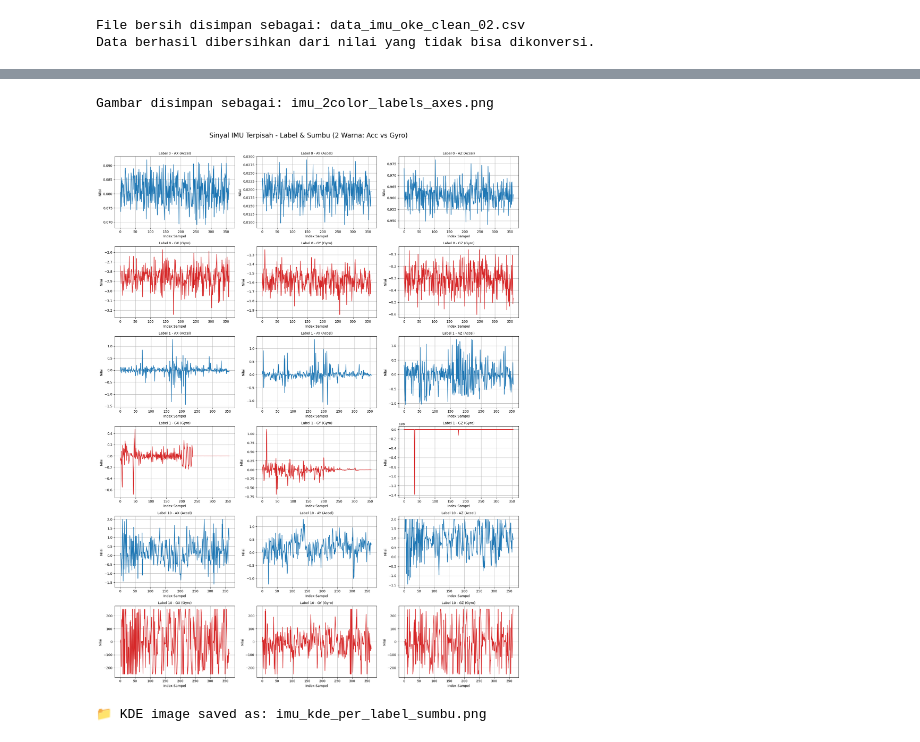
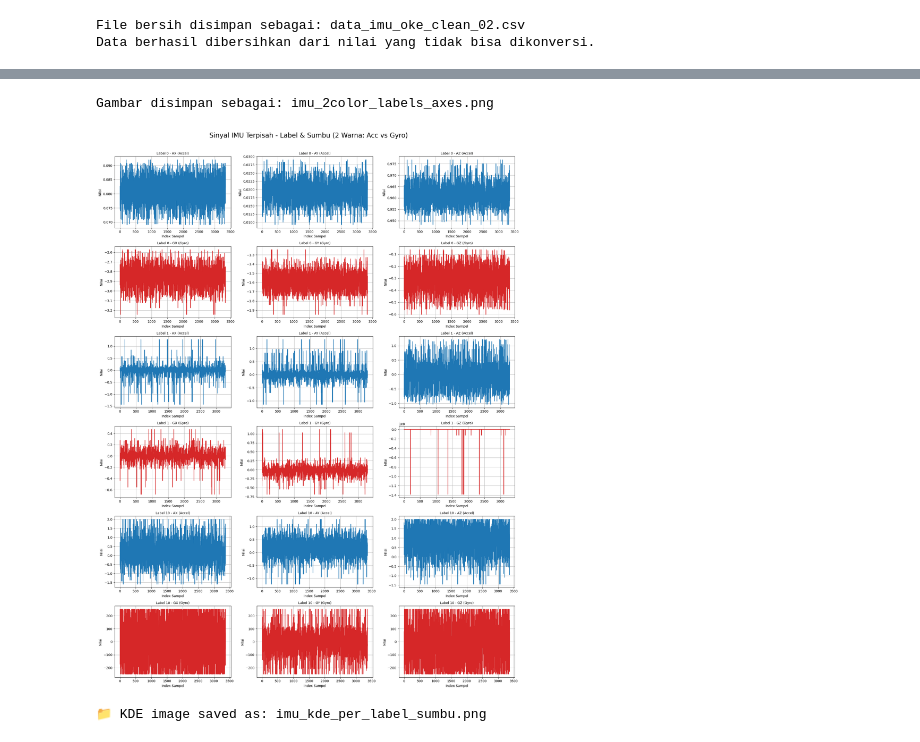
Before and after one commit to verykurniabakti/visenvimu, a Jupyter notebook: overfitting_imu_data_pso_svm.ipynb, the cells around one changed output, grey strips where cells are left out. Saved outputs shown, nothing was run; the diff lists cells and outputs as text; code cells hidden in the pictures.

```diff
--- a/overfitting_imu_data_pso_svm.ipynb
+++ b/overfitting_imu_data_pso_svm.ipynb
@@ -85,7 +85,7 @@ import matplotlib.pyplot as plt
 %matplotlib inline
 
 # Baca file CSV
-df = pd.read_csv("data_imu_oke.csv")
+df = pd.read_csv("expanded_proportional.csv")
 
 # Tampilkan label unik
 print("Label yang ditemukan:", df['label'].unique())
@@ -152,7 +152,7 @@ import pandas as pd
 import matplotlib.pyplot as plt
 %matplotlib inline
 # Load data
-df = pd.read_csv("data_imu_oke.csv")
+df = pd.read_csv("expanded_proportional.csv")
 unique_labels = sorted(df['label'].unique())
 axes_acc = ['ax', 'ay', 'az']
 axes_gyro = ['gx', 'gy', 'gz']
@@ -172,34 +172,34 @@ axs = axs.flatten()
 plot_idx = 0
 for label in unique_labels:
     subset = df[df['label'] == label].reset_index(drop=True)
 
     for axis in axes_acc:
         axs[plot_idx].plot(subset[axis], color=acc_color)
         axs[plot_idx].set_title(f'Label {label} - {axis.upper()} (Accel)', fontsize=10)
         axs[plot_idx].set_xlabel('Index Sampel')
         axs[plot_idx].set_ylabel('Nilai')
         axs[plot_idx].grid(True)
         plot_idx += 1
 
     for axis in axes_gyro:
         axs[plot_idx].plot(subset[axis], color=gyro_color)
         axs[plot_idx].set_title(f'Label {label} - {axis.upper()} (Gyro)', fontsize=10)
         axs[plot_idx].set_xlabel('Index Sampel')
         axs[plot_idx].set_ylabel('Nilai')
         axs[plot_idx].grid(True)
         plot_idx += 1
 
 # Kosongkan subplot sisa jika ada
 for i in range(plot_idx, len(axs)):
     fig.delaxes(axs[i])
 
 plt.tight_layout(rect=[0, 0, 1, 0.97])
 plt.savefig("imu_2color_labels_axes.png", dpi=300)
 print("Gambar disimpan sebagai: imu_2color_labels_axes.png")
 plt.show()
 # %% [output]
 Gambar disimpan sebagai: imu_2color_labels_axes.png
-[figure, old version]
+[figure, new version]
 # %%
 import pandas as pd
 import matplotlib.pyplot as plt
```
Also changed, not shown: parts of 11 cells of this notebook, 7 other files.
